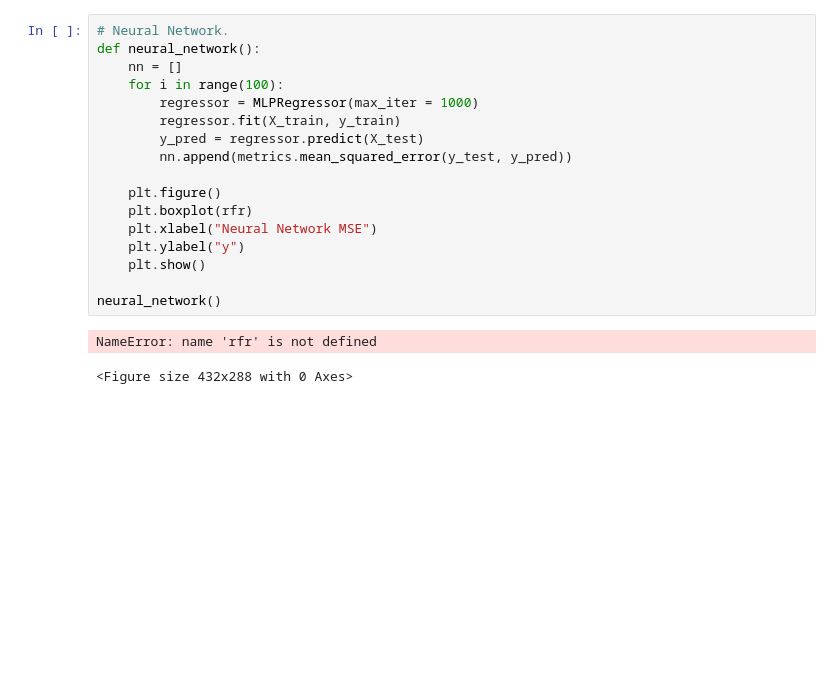
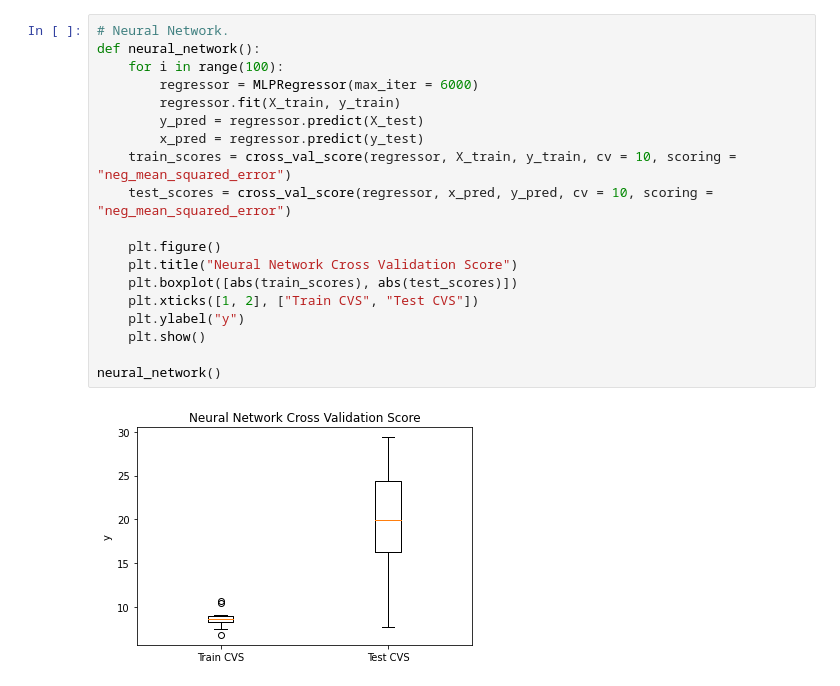
Before and after one commit to SamAlcock/COMP2002-CW70, a Jupyter notebook: COMP2002 CW70.ipynb, the cells around one changed output. Cells and saved outputs as stored; diff of their text form; blank space fills up the shorter version.

```diff
--- a/COMP2002 CW70.ipynb
+++ b/COMP2002 CW70.ipynb
@@ -76,23 +80,24 @@ random_forest_regressor()
 # %%
 # Neural Network.
 def neural_network():
-    nn = []
     for i in range(100):
-        regressor = MLPRegressor(max_iter = 1000)
+        regressor = MLPRegressor(max_iter = 6000)
         regressor.fit(X_train, y_train)
         y_pred = regressor.predict(X_test)
-        nn.append(metrics.mean_squared_error(y_test, y_pred))
+        x_pred = regressor.predict(y_test)
+    train_scores = cross_val_score(regressor, X_train, y_train, cv = 10, scoring = "neg_mean_squared_error")
+    test_scores = cross_val_score(regressor, x_pred, y_pred, cv = 10, scoring = "neg_mean_squared_error")
 
     plt.figure()
-    plt.boxplot(rfr)
-    plt.xlabel("Neural Network MSE")
+    plt.title("Neural Network Cross Validation Score")
+    plt.boxplot([abs(train_scores), abs(test_scores)])
+    plt.xticks([1, 2], ["Train CVS", "Test CVS"])
     plt.ylabel("y")
     plt.show()
 
 neural_network()
 # %% [output]
-NameError: name 'rfr' is not defined
-<Figure size 432x288 with 0 Axes>
+[figure, added]
 # %%
 # Support Vector Machine.
 def support_vector_machine():
```
Also changed, not shown: parts of 4 cells of this notebook.
